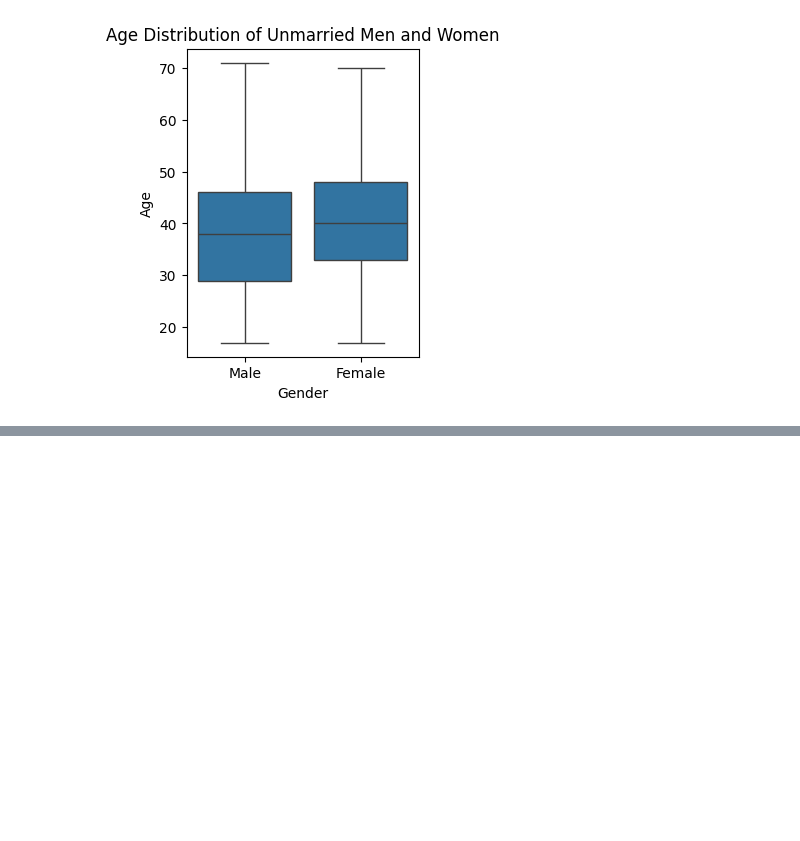
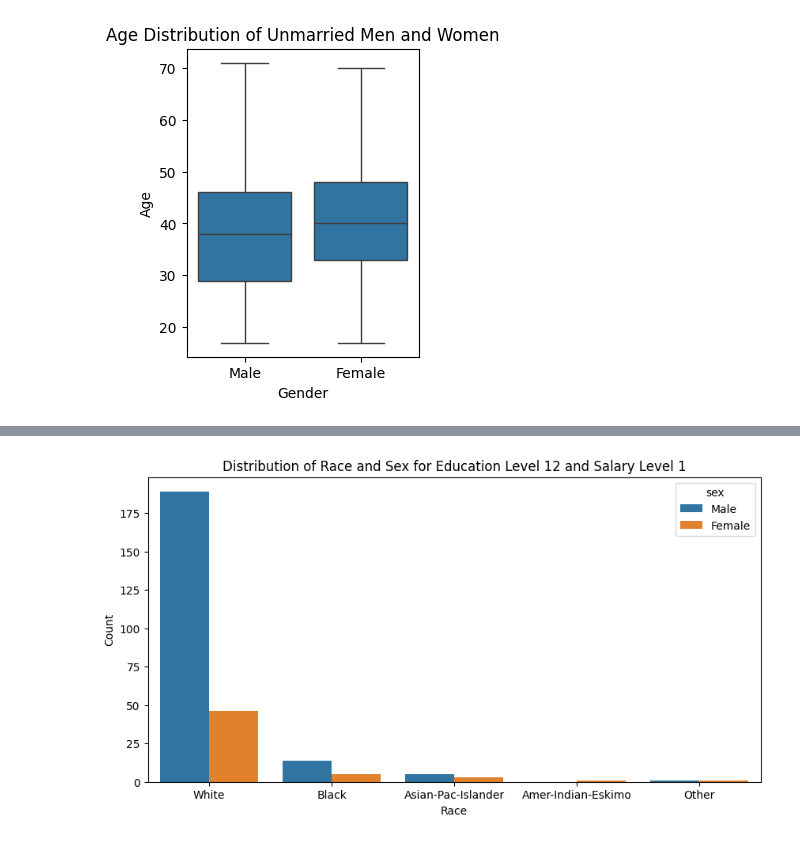
Before and after one commit to ss73/Programming-in-Python-Standard-and-External-Library-Packages-5KK048-53603, a Jupyter notebook: examination-track-2-salary-prediction.ipynb, the cells around one changed output, grey strips where cells are left out. Cells and saved outputs as stored; diff of their text form; code cells hidden in the pictures; blank space fills up the shorter version.

```diff
--- a/examination-track-2-salary-prediction.ipynb
+++ b/examination-track-2-salary-prediction.ipynb
@@ -315,0 +334,34 @@ plt.show()
+# %%
+import seaborn as sns
+
+import matplotlib.pyplot as plt
+
+def plot_distribution(education_level, salary_level):
+    try:
+        # Validate salary_level input
+        if salary_level not in [0, 1]:
+            raise ValueError("Salary level must be 0 or 1.")
+
+        # Filter the DataFrame based on user input
+        df_filtered = df_cleaned[(df_cleaned['education-num'] == education_level) & (df_cleaned['above-50k'] == salary_level)]
+
+        if df_filtered.empty:
+            raise ValueError("No data available for the given education level and salary level.")
+
+        # Plot the distribution of race and sex
+        plt.figure(figsize=(10, 5))
+        sns.countplot(data=df_filtered, x='race', hue='sex')
+        plt.xlabel('Race')
+        plt.ylabel('Count')
+        plt.title(f'Distribution of Race and Sex for Education Level {education_level} and Salary Level {salary_level}')
+        plt.show()
+
+    except ValueError as e:
+        print(f"Error: {e}")
+
+# Example usage
+education_level = int(input("Enter the education level (as a number): "))
+salary_level = int(input("Enter the salary level (0 or 1): "))
+plot_distribution(education_level, salary_level)
+# %% [output]
+[figure, added]
```
Also changed, not shown: parts of 4 cells of this notebook.
